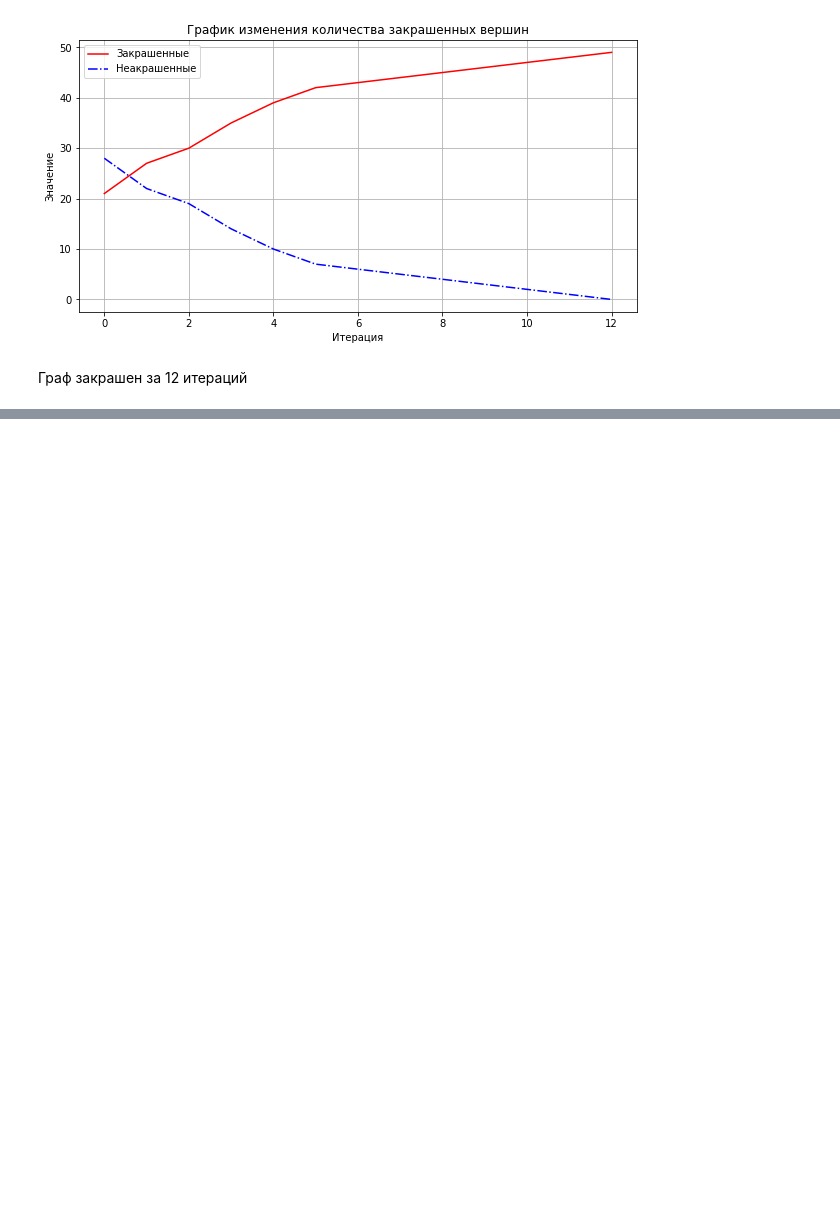
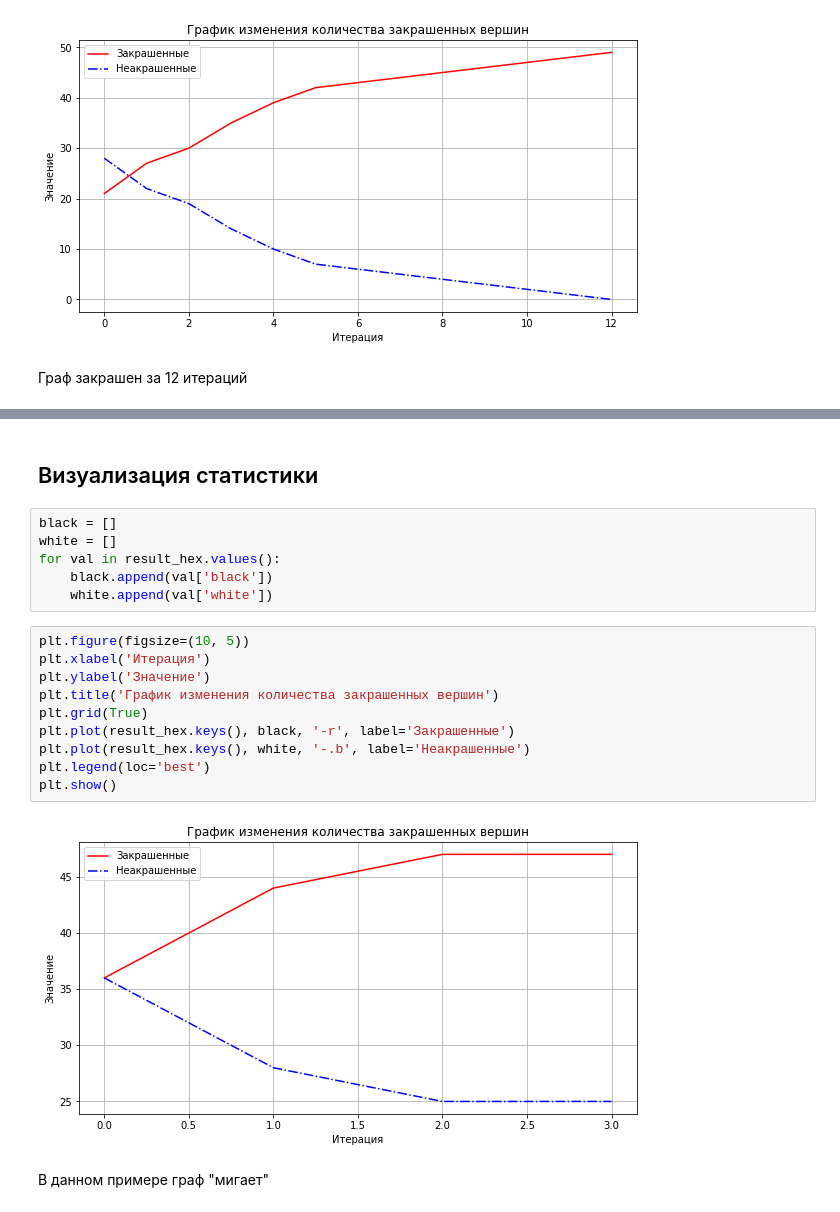
Before and after one commit to ElizavetaWow/NetworkModels, a Jupyter notebook: Sem7/Крылова_life_game.ipynb, the cells around one changed output, grey strips where cells are left out. Drawn from its saved outputs; the diff is of its cells as text; blank space fills up the shorter version.

```diff
--- a/Sem7/Крылова_life_game.ipynb
+++ b/Sem7/Крылова_life_game.ipynb
@@ -122,0 +158,22 @@ plt.show()
+# %% [markdown]
+## Визуализация статистики
+# %%
+black = []
+white = []
+for val in result_hex.values():
+    black.append(val['black'])
+    white.append(val['white'])
+# %%
+plt.figure(figsize=(10, 5))
+plt.xlabel('Итерация')
+plt.ylabel('Значение')
+plt.title('График изменения количества закрашенных вершин')
+plt.grid(True)
+plt.plot(result_hex.keys(), black, '-r', label='Закрашенные')
+plt.plot(result_hex.keys(), white, '-.b', label='Неакрашенные')
+plt.legend(loc='best')
+plt.show()
+# %% [output]
+[figure, added]
+# %% [markdown]
+В данном примере граф "мигает"
```
Also changed, not shown: parts of 9 cells of this notebook, 4 other files.
